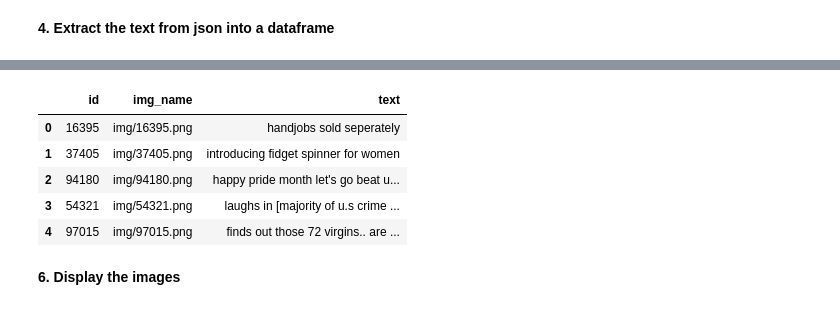
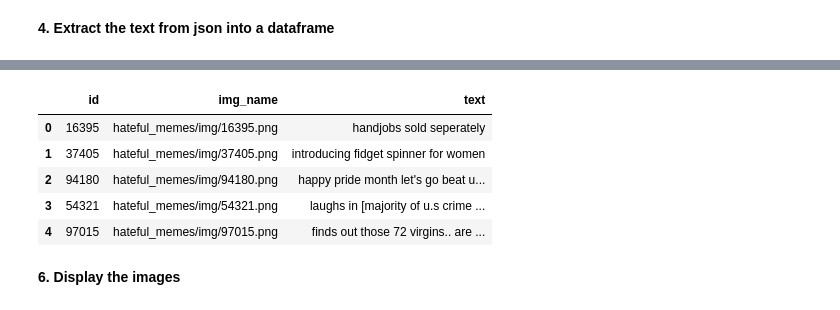
Before and after one commit to aryamansriram/Hateful_Memes, a Jupyter notebook: Hateful_Memes.ipynb, the cells around one changed output, grey strips where cells are left out. Cells and saved outputs as stored; diff of their text form; code cells hidden in the pictures.

```diff
--- a/Hateful_Memes.ipynb
+++ b/Hateful_Memes.ipynb
@@ -32,11 +49,11 @@ Mounted at /content/gdrive
 **4. Extract the text from json into a dataframe**
 # %%
 import json
-with open("/content/Hateful Memes/data/train.jsonl") as f:
+with open("/content/hateful_memes/train.jsonl") as f:
   arr_train = f.readlines()
 # %%
 import json
-with open("/content/Hateful Memes/data/test.jsonl") as f:
+with open("/content/hateful_memes/test_seen.jsonl") as f:
   arr_test = f.readlines()
 # %%
 import json
@@ -133,13 +151,14 @@ dev_dataframe.head()
 # %%
 test_dataframe = pd.DataFrame(test_data_dict)
+test_dataframe["img_name"] = "hateful_memes/"+test_dataframe["img_name"]
 test_dataframe.head()
 # %% [output]
 |  | id | img_name | text |
-| 0 | 16395 | img/16395.png | handjobs sold seperately |
-| 1 | 37405 | img/37405.png | introducing fidget spinner for women |
-| 2 | 94180 | img/94180.png | happy pride month let's go beat u... |
-| 3 | 54321 | img/54321.png | laughs in [majority of u.s crime ... |
-| 4 | 97015 | img/97015.png | finds out those 72 virgins.. are ... |
+| 0 | 16395 | hateful_memes/img/16395.png | handjobs sold seperately |
+| 1 | 37405 | hateful_memes/img/37405.png | introducing fidget spinner for women |
+| 2 | 94180 | hateful_memes/img/94180.png | happy pride month let's go beat u... |
+| 3 | 54321 | hateful_memes/img/54321.png | laughs in [majority of u.s crime ... |
+| 4 | 97015 | hateful_memes/img/97015.png | finds out those 72 virgins.. are ... |
 # %% [markdown]
 **6. Display the images**
 # %%
```
Also changed, not shown: parts of 15 cells of this notebook.
